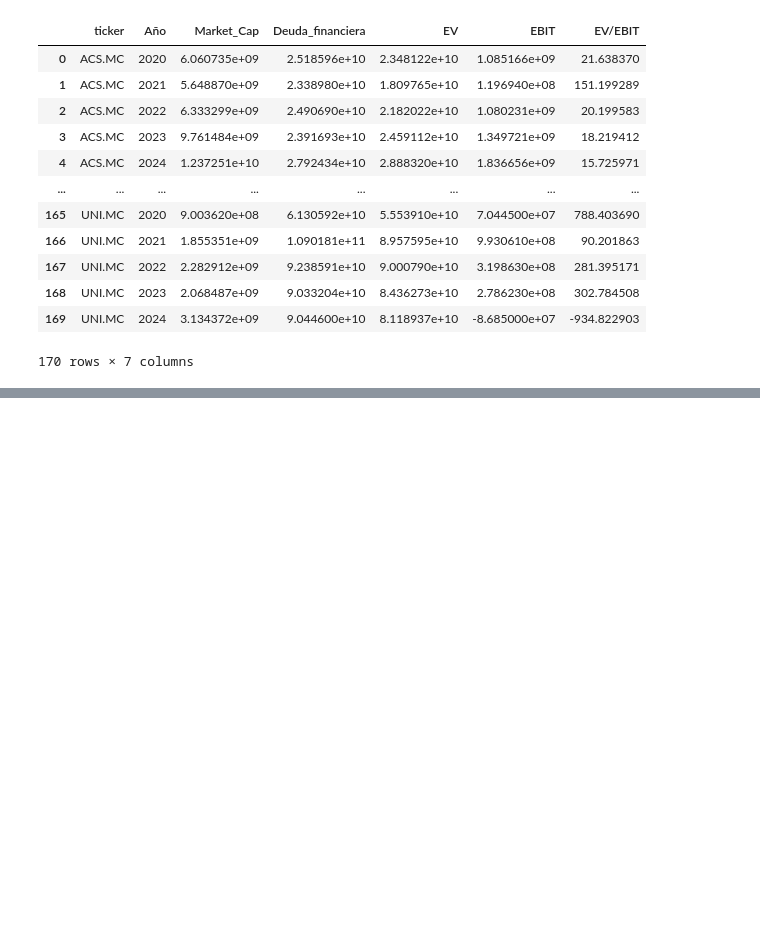
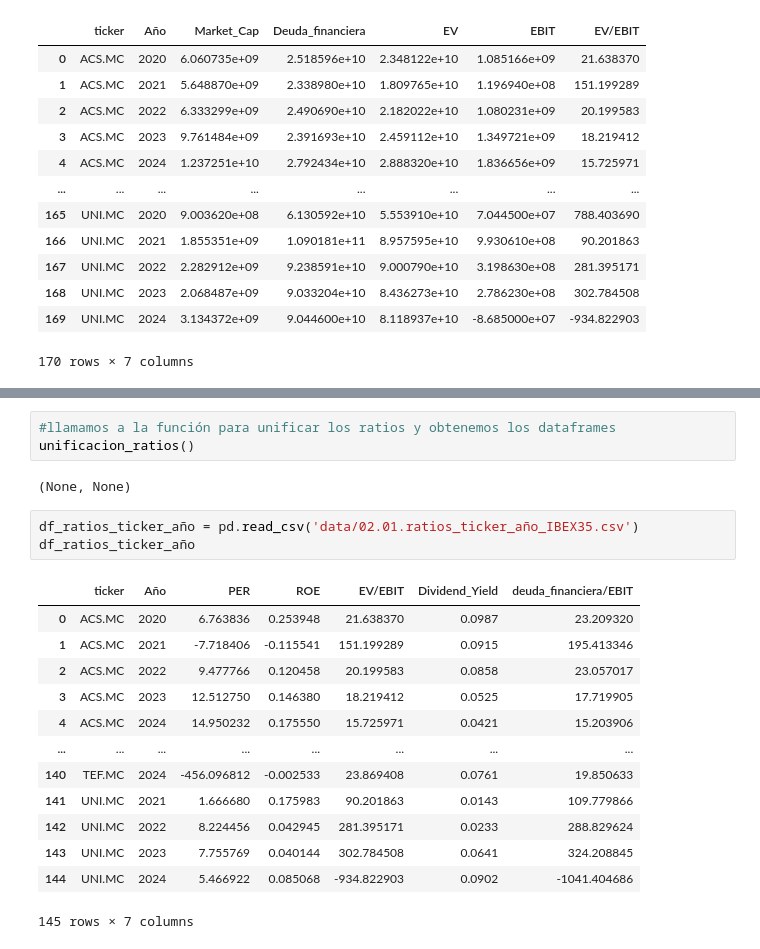
Before and after one commit to Aepo10/Proyecto-screener-IBEX-35, a Jupyter notebook: 02.Ratios financieros.ipynb, the cells around one changed output, grey strips where cells are left out. Drawn from its saved outputs; the diff is of its cells as text; blank space fills up the shorter version.

```diff
--- a/02.Ratios financieros.ipynb
+++ b/02.Ratios financieros.ipynb
@@ -1095,0 +1278,22 @@ See the caveats in the documentation: https://pandas.pydata.org/pandas-docs/stab
+# %%
+#llamamos a la función para unificar los ratios y obtenemos los dataframes
+unificacion_ratios()
+# %% [output]
+(None, None)
+# %%
+df_ratios_ticker_año = pd.read_csv('data/02.01.ratios_ticker_año_IBEX35.csv')
+df_ratios_ticker_año
+# %% [output]
+|  | ticker | Año | PER | ROE | EV/EBIT | Dividend_Yield | deuda_financiera/EBIT |
+| 0 | ACS.MC | 2020 | 6.763836 | 0.253948 | 21.638370 | 0.0987 | 23.209320 |
+| 1 | ACS.MC | 2021 | -7.718406 | -0.115541 | 151.199289 | 0.0915 | 195.413346 |
+| 2 | ACS.MC | 2022 | 9.477766 | 0.120458 | 20.199583 | 0.0858 | 23.057017 |
+| 3 | ACS.MC | 2023 | 12.512750 | 0.146380 | 18.219412 | 0.0525 | 17.719905 |
+| 4 | ACS.MC | 2024 | 14.950232 | 0.175550 | 15.725971 | 0.0421 | 15.203906 |
+| ... | ... | ... | ... | ... | ... | ... | ... |
+| 140 | TEF.MC | 2024 | -456.096812 | -0.002533 | 23.869408 | 0.0761 | 19.850633 |
+| 141 | UNI.MC | 2021 | 1.666680 | 0.175983 | 90.201863 | 0.0143 | 109.779866 |
+| 142 | UNI.MC | 2022 | 8.224456 | 0.042945 | 281.395171 | 0.0233 | 288.829624 |
+| 143 | UNI.MC | 2023 | 7.755769 | 0.040144 | 302.784508 | 0.0641 | 324.208845 |
+| 144 | UNI.MC | 2024 | 5.466922 | 0.085068 | -934.822903 | 0.0902 | -1041.404686 |
+145 rows × 7 columns
```
Also changed, not shown: parts of 17 cells of this notebook, 7 other files.
